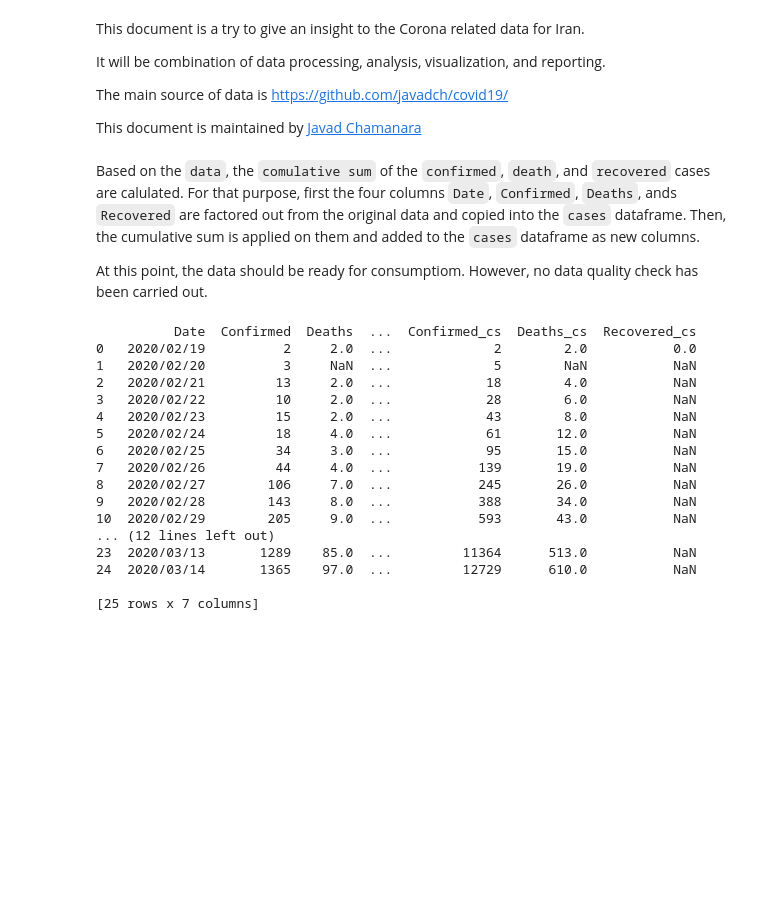
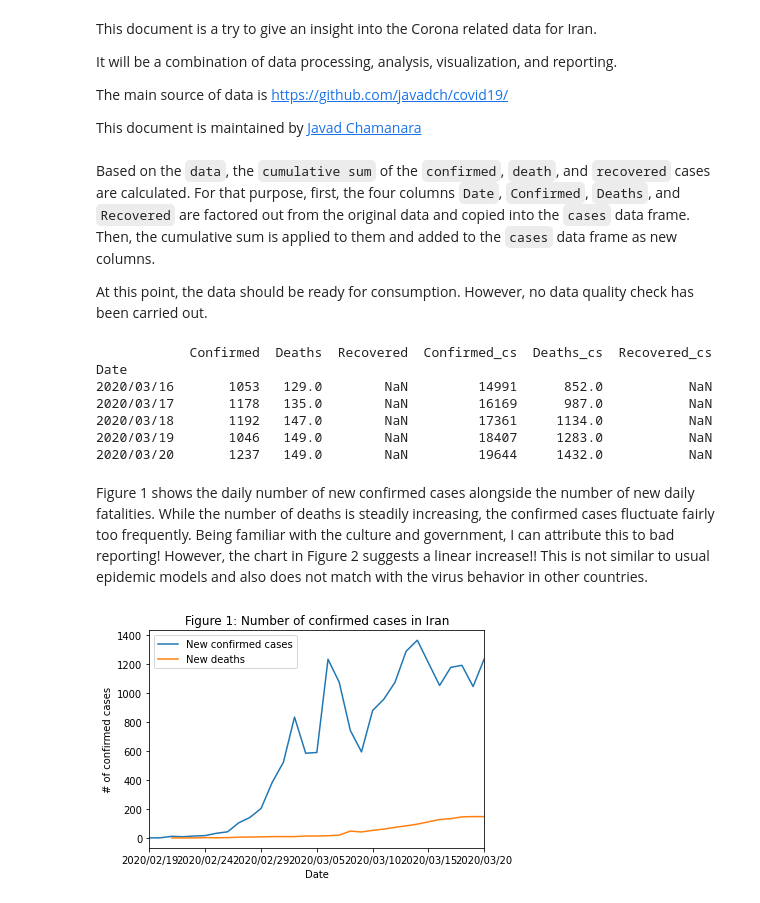
Before and after one commit to javadch/covid19, a Jupyter notebook: Covid19_Cases_Iran.ipynb, the cells around one changed output. Saved outputs shown, nothing was run; the diff lists cells and outputs as text; code cells hidden in the pictures; blank space fills up the shorter version.

```diff
--- a/Covid19_Cases_Iran.ipynb
+++ b/Covid19_Cases_Iran.ipynb
@@ -1,7 +3,7 @@
 # %% [markdown]
-This document is a try to give an insight to the Corona related data for Iran.
+This document is a try to give an insight into the Corona related data for Iran.
 
-It will be combination of data processing, analysis, visualization, and reporting.
+It will be a combination of data processing, analysis, visualization, and reporting.
 
 The main source of data is https://github.com/javadch/covid19/
 
@@ -19,33 +24,38 @@ content=requests.get(url).content
 data=pd.read_csv(io.StringIO(content.decode('utf-8')))
 # print(data)
 # %% [markdown]
-Based on the `data`, the `comulative sum` of the `confirmed`, `death`, and `recovered` cases are calulated.
-For that purpose, first the four columns `Date`, `Confirmed`, `Deaths`, ands `Recovered` are factored out from the original data and copied into the `cases` dataframe. Then, the cumulative sum is applied on them and added to the `cases` dataframe as new columns.
+Based on the `data`, the `cumulative sum` of the `confirmed`, `death`, and `recovered` cases are calculated.
+For that purpose, first, the four columns `Date`, `Confirmed`, `Deaths`, and `Recovered` are factored out from the original data and copied into the `cases` data frame. Then, the cumulative sum is applied to them and added to the `cases` data frame as new columns.
 
-At this point, the data should be ready for consumptiom. However, no data quality check has been carried out.
+At this point, the data should be ready for consumption. However, no data quality check has been carried out.
 # %%
+iran = data[['Date', 'Confirmed', 'Deaths', 'Recovered']].copy().sort_values(by=['Date'], ascending=True)
+pd.to_datetime(iran['Date'])
+iran.set_index("Date", inplace = True)
+#iran['Confirmed_cs'] = pd.Series(iran['Confirmed'].cumsum())
+#iran['Deaths_cs'] = pd.Series(iran['Deaths'].cumsum())
+#iran['Recovered_cs'] = pd.Series(iran['Recovered'].cumsum())
 
-cases = data[['Date', 'Confirmed', 'Deaths', 'Recovered']].copy()
-cases['Confirmed_cs'] = pd.Series(cases['Confirmed'].cumsum())
-cases['Deaths_cs'] = pd.Series(cases['Deaths'].cumsum())
-cases['Recovered_cs'] = pd.Series(cases['Recovered'].cumsum())
-
-print(cases)
+print(iran.tail(5))
 # %% [output]
-          Date  Confirmed  Deaths  ...  Confirmed_cs  Deaths_cs  Recovered_cs
-0   2020/02/19          2     2.0  ...             2        2.0           0.0
-1   2020/02/20          3     NaN  ...             5        NaN           NaN
-2   2020/02/21         13     2.0  ...            18        4.0           NaN
-3   2020/02/22         10     2.0  ...            28        6.0           NaN
-4   2020/02/23         15     2.0  ...            43        8.0           NaN
-5   2020/02/24         18     4.0  ...            61       12.0           NaN
-6   2020/02/25         34     3.0  ...            95       15.0           NaN
-7   2020/02/26         44     4.0  ...           139       19.0           NaN
-8   2020/02/27        106     7.0  ...           245       26.0           NaN
-9   2020/02/28        143     8.0  ...           388       34.0           NaN
-10  2020/02/29        205     9.0  ...           593       43.0           NaN
-... (12 lines left out)
-23  2020/03/13       1289    85.0  ...         11364      513.0           NaN
-24  2020/03/14       1365    97.0  ...         12729      610.0           NaN
-
-[25 rows x 7 columns]
+            Confirmed  Deaths  Recovered  Confirmed_cs  Deaths_cs  Recovered_cs
+Date
+2020/03/16       1053   129.0        NaN         14991      852.0           NaN
+2020/03/17       1178   135.0        NaN         16169      987.0           NaN
+2020/03/18       1192   147.0        NaN         17361     1134.0           NaN
+2020/03/19       1046   149.0        NaN         18407     1283.0           NaN
+2020/03/20       1237   149.0        NaN         19644     1432.0           NaN
+# %% [markdown]
+Figure 1 shows the daily number of new confirmed cases alongside the number of new daily fatalities.
+While the number of deaths is steadily increasing, the confirmed cases fluctuate fairly too frequently. Being familiar with the culture and government, I can attribute this to bad reporting! However, the chart in Figure 2 suggests a linear increase!!
+This is not similar to usual epidemic models and also does not match with the virus behavior in other countries.
+# %%
+iran['Confirmed'].plot(legend = True, label = 'New confirmed cases')
+iran['Deaths'].plot(legend = True, label = 'New deaths')
+plt.xlabel('Date')
+plt.ylabel('# of confirmed cases')
+plt.title("Figure 1: Number of confirmed cases in Iran")
+plt.legend()
+plt.show()
+# %% [output]
+[figure, added]
```
Also changed, not shown: parts of 8 cells of this notebook.
